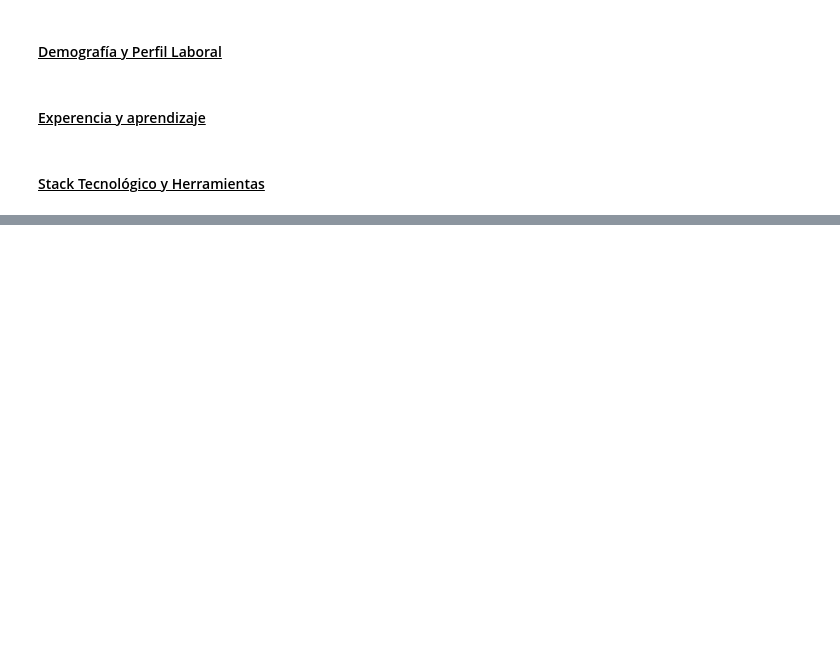
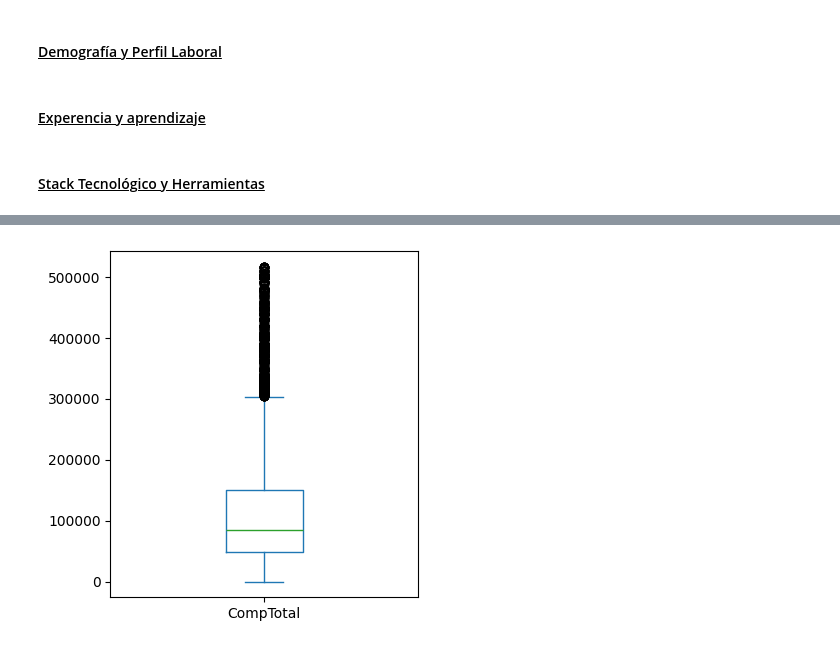
Before and after one commit to gonbenini/ciencia-datos-tpe, a Jupyter notebook: entregable.ipynb, the cells around one changed output, grey strips where cells are left out. Cells and saved outputs as stored; diff of their text form; code cells hidden in the pictures; blank space fills up the shorter version.

```diff
--- a/entregable.ipynb
+++ b/entregable.ipynb
@@ -293,0 +219,10 @@ sub.value_counts()
+# %%
+_, norm = utils.get_rangos(df, 'CompTotal')
+plt.figure(figsize=(4, 4))
+ax = norm['CompTotal'].plot(kind='box')
+
+ax.set_xlim(0.7, 1.3)
+plt.tight_layout()
+plt.show()
+# %% [output]
+[figure, added]
```
Also changed, not shown: parts of 43 cells of this notebook, 1 other file.
